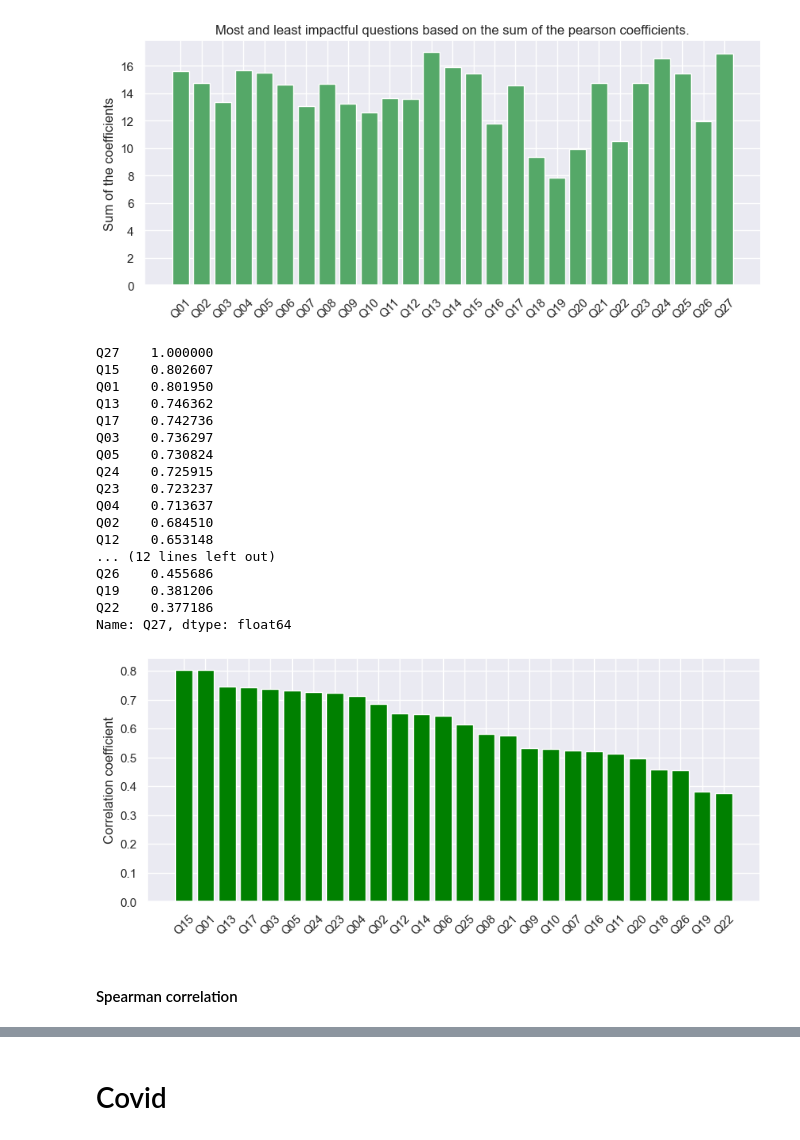
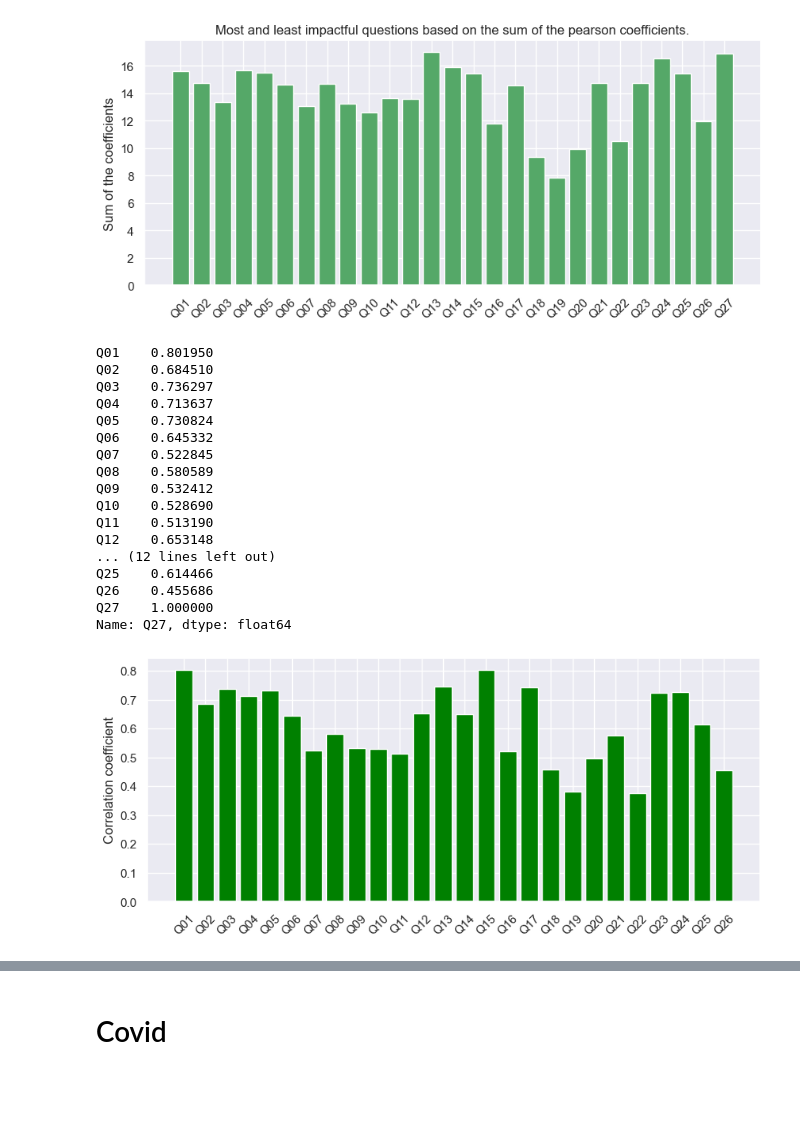
Before and after one commit to szelesaron/dissertation-code, a Jupyter notebook: corr-analysis.ipynb, the cells around one changed output, grey strips where cells are left out. Saved outputs shown, nothing was run; the diff lists cells and outputs as text; code cells hidden in the pictures; blank space fills up the shorter version.

```diff
--- a/corr-analysis.ipynb
+++ b/corr-analysis.ipynb
@@ -51,33 +51,31 @@ plt.show()
 # %% [output]
 [figure]
 # %%
-pearson_corr27_bench = pearson_corr_bench["Q27"].sort_values(ascending = False)
+pearson_corr27_bench = pearson_corr_bench["Q27"]
 pearson_corr27_bench
 # %% [output]
-Q27    1.000000
-Q15    0.802607
 Q01    0.801950
-Q13    0.746362
-Q17    0.742736
+Q02    0.684510
 Q03    0.736297
+Q04    0.713637
 Q05    0.730824
-Q24    0.725915
-Q23    0.723237
-Q04    0.713637
-Q02    0.684510
+Q06    0.645332
+Q07    0.522845
+Q08    0.580589
+Q09    0.532412
+Q10    0.528690
+Q11    0.513190
 Q12    0.653148
 ... (12 lines left out)
+Q25    0.614466
 Q26    0.455686
-Q19    0.381206
-Q22    0.377186
+Q27    1.000000
 Name: Q27, dtype: float64
 # %%
 plt.figure(figsize=(10, 4))
-plt.bar(np.arange(1,27), pearson_corr27_bench[1:], color = "green")
-plt.xticks(np.arange(1,27), pearson_corr27_bench.index[1:], rotation = 45)
+plt.bar(np.arange(1,27), pearson_corr27_bench[:-1], color = "green")
+plt.xticks(np.arange(1,27), pearson_corr27_bench.index[:-1], rotation = 45)
 plt.ylabel("Correlation coefficient")
 plt.show()
 # %% [output]
-[figure, old version]
+[figure, new version]
-# %% [markdown]
-#### Spearman correlation
```
Also changed, not shown: parts of 15 cells of this notebook.
